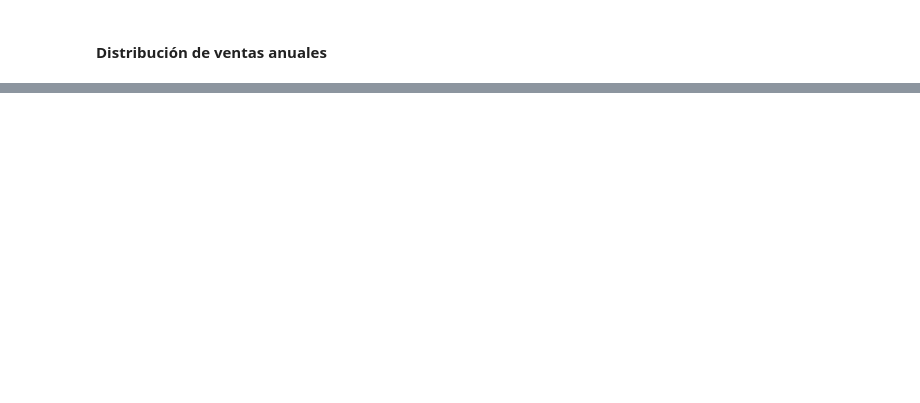
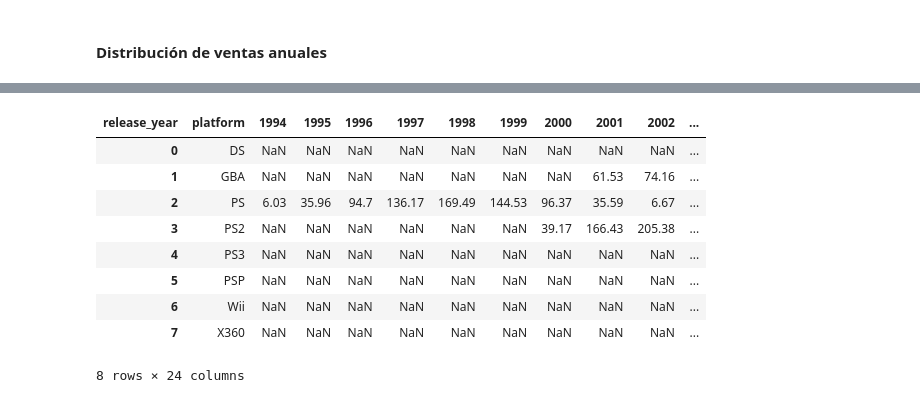
Before and after one commit to rodwayne/tt-sprint6-project, a Jupyter notebook: project.ipynb, the cells around one changed output, grey strips where cells are left out. Cells and saved outputs as stored; diff of their text form; code cells hidden in the pictures; blank space fills up the shorter version.

```diff
--- a/project.ipynb
+++ b/project.ipynb
@@ -278,0 +276,21 @@ df_top_platforms_clean.groupby(['platform', 'release_year'], as_index=False)['to
+# %%
+platform_sales_pivot = platform_sales_distribution.pivot(
+    index='platform',
+    columns='release_year',
+    values='total_sales'
+).reset_index()
+
+# platform_sales_pivot.drop([2, 6], inplace=True)
+# %%
+platform_sales_pivot
+# %% [output]
+| release_year | platform | 1994 | 1995 | 1996 | 1997 | 1998 | 1999 | 2000 | 2001 | 2002 | ... |
+| 0 | DS | NaN | NaN | NaN | NaN | NaN | NaN | NaN | NaN | NaN | ... |
+| 1 | GBA | NaN | NaN | NaN | NaN | NaN | NaN | NaN | 61.53 | 74.16 | ... |
+| 2 | PS | 6.03 | 35.96 | 94.7 | 136.17 | 169.49 | 144.53 | 96.37 | 35.59 | 6.67 | ... |
+| 3 | PS2 | NaN | NaN | NaN | NaN | NaN | NaN | 39.17 | 166.43 | 205.38 | ... |
+| 4 | PS3 | NaN | NaN | NaN | NaN | NaN | NaN | NaN | NaN | NaN | ... |
+| 5 | PSP | NaN | NaN | NaN | NaN | NaN | NaN | NaN | NaN | NaN | ... |
+| 6 | Wii | NaN | NaN | NaN | NaN | NaN | NaN | NaN | NaN | NaN | ... |
+| 7 | X360 | NaN | NaN | NaN | NaN | NaN | NaN | NaN | NaN | NaN | ... |
+8 rows × 24 columns
```
Also changed, not shown: parts of 6 cells of this notebook.
